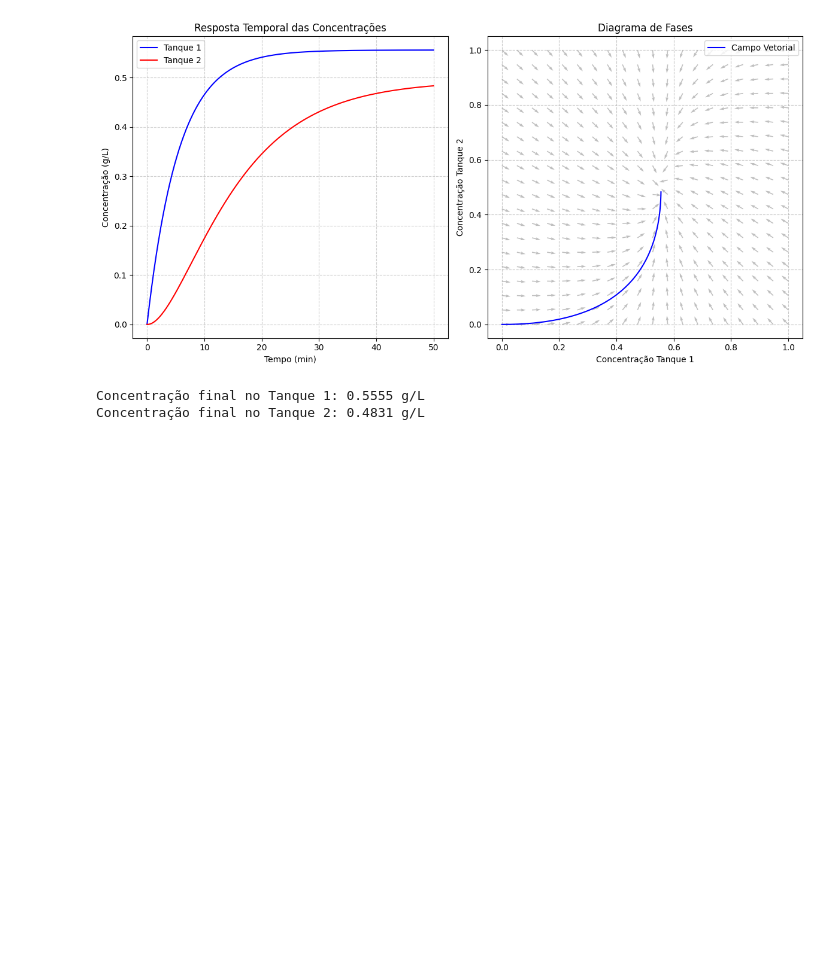
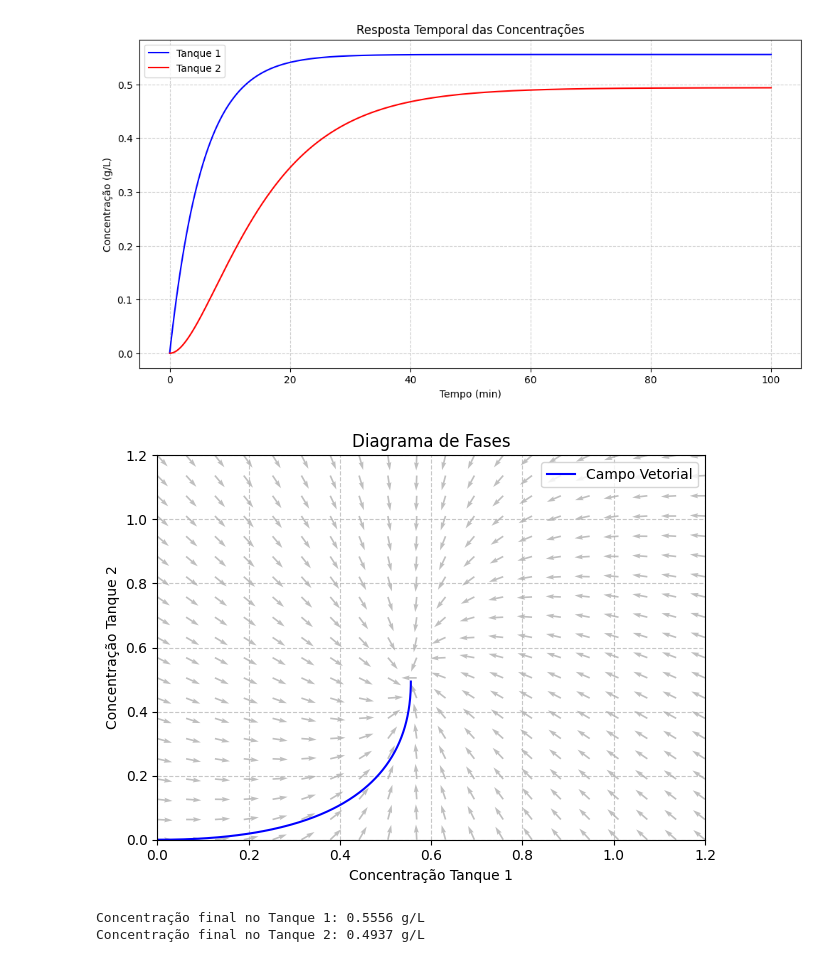
Before and after one commit to DanielMedeiros1/Projeto_EDO_CN, a Jupyter notebook: Projeto_U3_EDO.ipynb, the cells around one changed output. Saved outputs shown, nothing was run; the diff lists cells and outputs as text; code cells hidden in the pictures; blank space fills up the shorter version.

```diff
--- a/Projeto_U3_EDO.ipynb
+++ b/Projeto_U3_EDO.ipynb
@@ -7,4 +5,6 @@ QUESTÃO 1:
 # %%
+#QUESTÃO 1
+
 import numpy as np
 import matplotlib.pyplot as plt
 
@@ -19,7 +19,7 @@ C1_0 = 0
 C2_0 = 0
 
 ti = 0
-tf = 50
+tf = 100
 dt = 0.1
 n_passos = int((tf - ti) / dt) + 1
 
@@ -42,8 +42,8 @@ for i in range(n_passos - 1):
     C2[i+1] = C2[i] + dt * dC2_dt
 
 
-c1_valores = np.linspace(0, Cin, 20)
-c2_valores = np.linspace(0, Cin, 20)
+c1_valores = np.linspace(0, 1.2, 20)
+c2_valores = np.linspace(0, 1.2, 20)
 C1_grid, C2_grid = np.meshgrid(c1_valores, c2_valores)
 
 # Campo vetorial
@@ -58,36 +58,39 @@ dC2_normalizado = dC2 / norma
 
 
 plt.figure(figsize=(12, 6))
-plt.subplot(1, 2, 1)
 plt.plot(tempo, C1, color="blue", label='Tanque 1')
 plt.plot(tempo, C2, color="red", label='Tanque 2')
 plt.xlabel('Tempo (min)')
 plt.ylabel('Concentração (g/L)')
 plt.title('Resposta Temporal das Concentrações')
 plt.legend()
 plt.grid(True, linestyle="--", alpha=0.6)
+plt.show()
 
 
-plt.subplot(1, 2, 2)
+
 plt.plot(C1, C2, color="blue", label="Campo Vetorial")
 plt.quiver(C1_grid, C2_grid, dC1_normalizado, dC2_normalizado, color='grey', alpha=0.5)
 plt.xlabel('Concentração Tanque 1')
 plt.ylabel('Concentração Tanque 2')
 plt.title('Diagrama de Fases')
+plt.xlim(0, 1.2)
+plt.ylim(0, 1.2)
 plt.grid(True, linestyle="--", alpha=0.7)
 plt.legend()
 plt.tight_layout()
 plt.show()
 
 
 print(f"Concentração final no Tanque 1: {C1[-1]:.4f} g/L")
 print(f"Concentração final no Tanque 2: {C2[-1]:.4f} g/L")
 
 
 #Explicação:
 
 #
 # %% [output]
-[figure, old version]
+[figure, new version]
+[figure, added]
-Concentração final no Tanque 1: 0.5555 g/L
-Concentração final no Tanque 2: 0.4831 g/L
+Concentração final no Tanque 1: 0.5556 g/L
+Concentração final no Tanque 2: 0.4937 g/L
```
Also changed, not shown: parts of 4 cells of this notebook.
